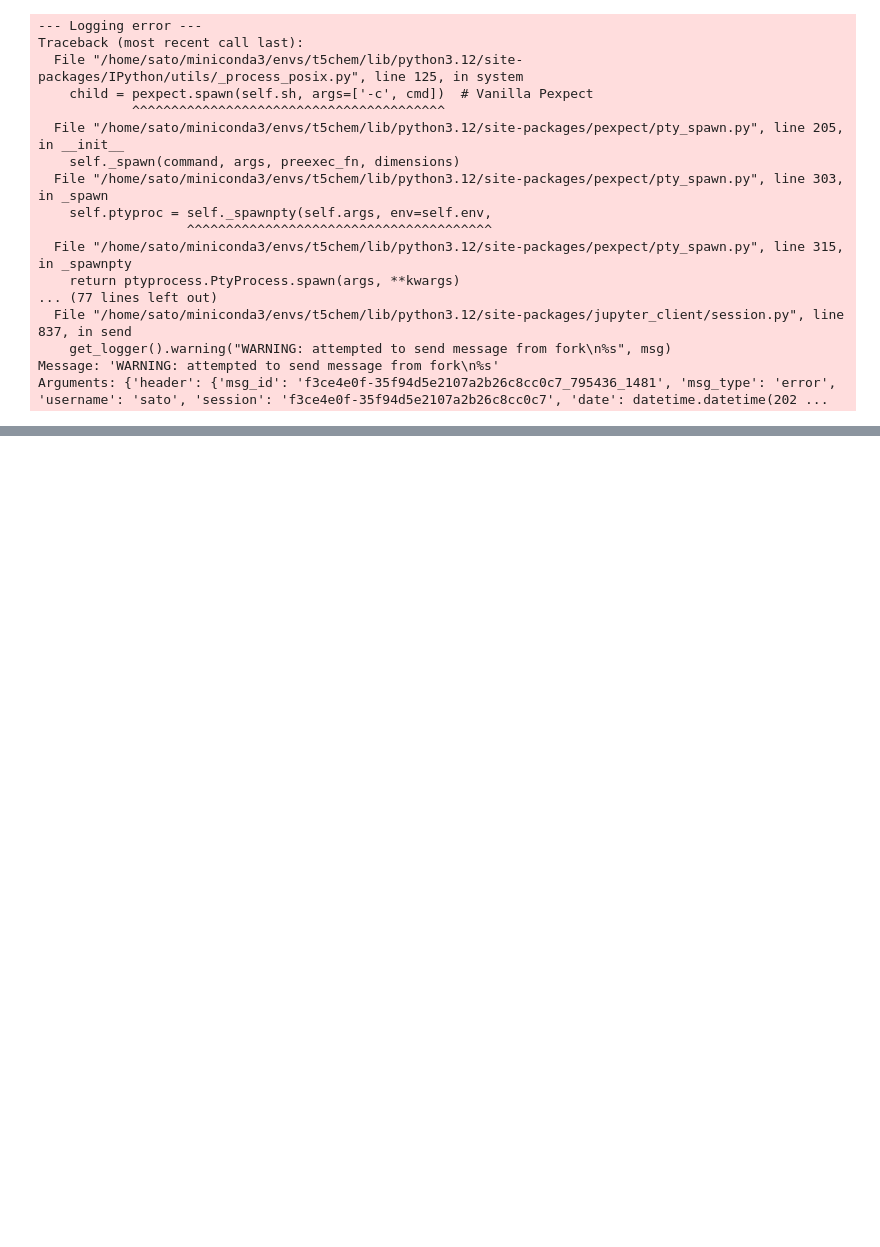
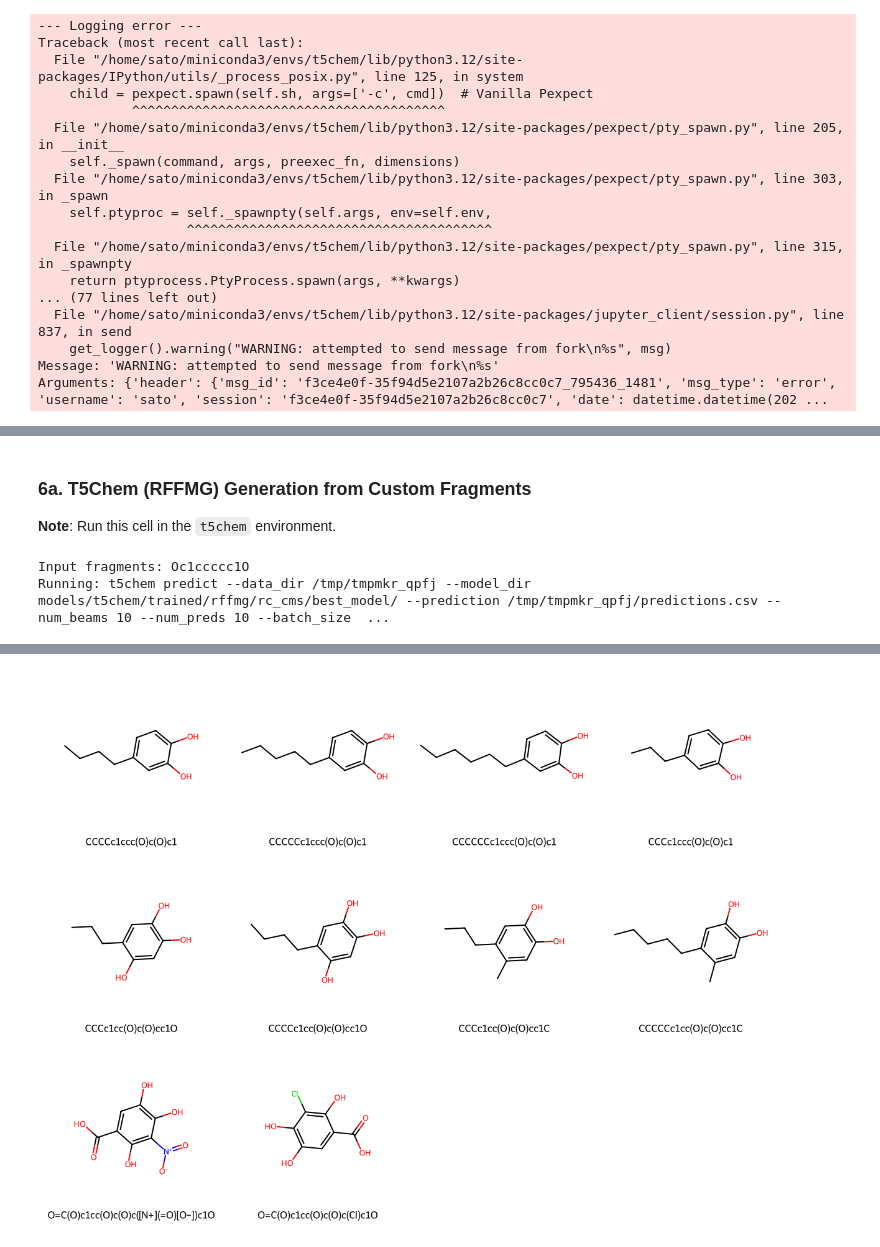
Before and after one commit to sa-akinori/mol_gen_frags, a Jupyter notebook: tutorial.ipynb, the cells around one changed output, grey strips where cells are left out. Drawn from its saved outputs; the diff is of its cells as text; code cells hidden in the pictures; blank space fills up the shorter version.

```diff
--- a/tutorial.ipynb
+++ b/tutorial.ipynb
@@ -279,0 +423,16 @@ with tempfile.TemporaryDirectory() as tmpdir:
+# %% [markdown]
+### 6a. T5Chem (RFFMG) Generation from Custom Fragments
+
+**Note**: Run this cell in the `t5chem` environment.
+# %%
+print(f'Input fragments: {custom_frags}')
+smiles = generate_t5chem(custom_frags, T5CHEM_MODEL_PATH, NUM_BEAMS, N_SAMPLES)
+if smiles:
+    draw_mols(smiles)
+gen_smiles    = [[custom_frags] + smiles]
+gen_smiles_df = pd.DataFrame(gen_smiles, columns=['input'] + [f'top-{k}' for k in range(1, len(smiles)+1)])
+os.makedirs(f'results/t5chem/trained/rffmg/{FRAG_METHOD}/custom_frag/', exist_ok=True)
+gen_smiles_df.to_csv(f'results/t5chem/trained/rffmg/{FRAG_METHOD}/custom_frag/gen_smiles.csv')
+# %% [output]
+Input fragments: Oc1ccccc1O
+Running: t5chem predict --data_dir /tmp/tmpmkr_qpfj --model_dir models/t5chem/trained/rffmg/rc_cms/best_model/ --prediction /tmp/tmpmkr_qpfj/predictions.csv --num_beams 10 --num_preds 10 --batch_size  ...
@@ -279,0 +441 @@ with tempfile.TemporaryDirectory() as tmpdir:
+[figure, added]
```
Also changed, not shown: parts of 29 cells of this notebook, 9 other files.
